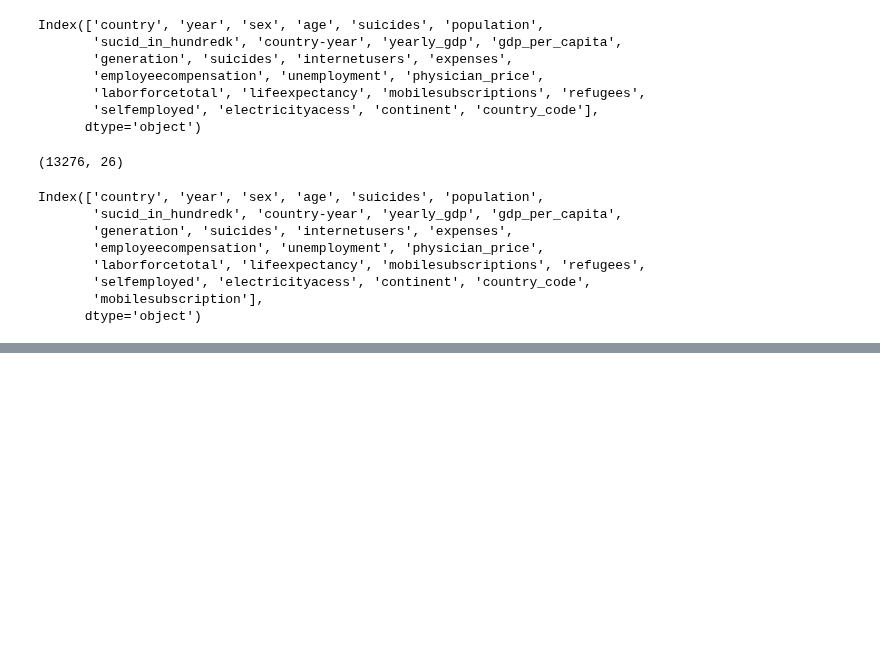
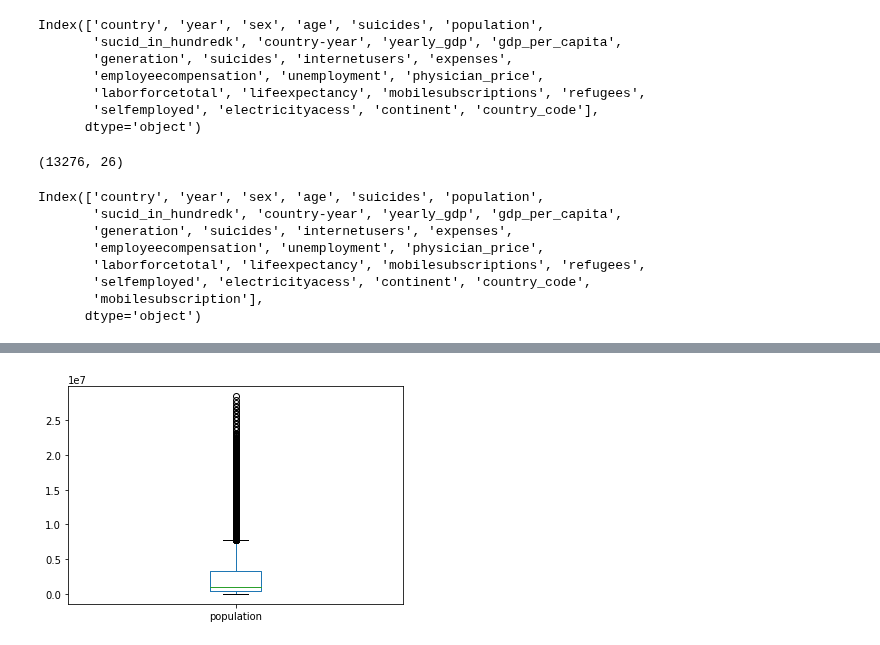
Before and after one commit to sujilkumarkm/desertion_dkit_msc_2022_sep, a Jupyter notebook: dissertation_suicide_data_preparation_2022.ipynb, the cells around one changed output, grey strips where cells are left out. Saved outputs shown, nothing was run; the diff lists cells and outputs as text; code cells hidden in the pictures; blank space fills up the shorter version.

```diff
--- a/dissertation_suicide_data_preparation_2022.ipynb
+++ b/dissertation_suicide_data_preparation_2022.ipynb
@@ -699,0 +714,5 @@ Index(['country', 'year', 'sex', 'age', 'suicides', 'population',
+# %%
+# plot the diagram
+plot_box(final, "population")
+# %% [output]
+[figure, added]
```
Also changed, not shown: parts of 7 cells of this notebook, 5 other files.
